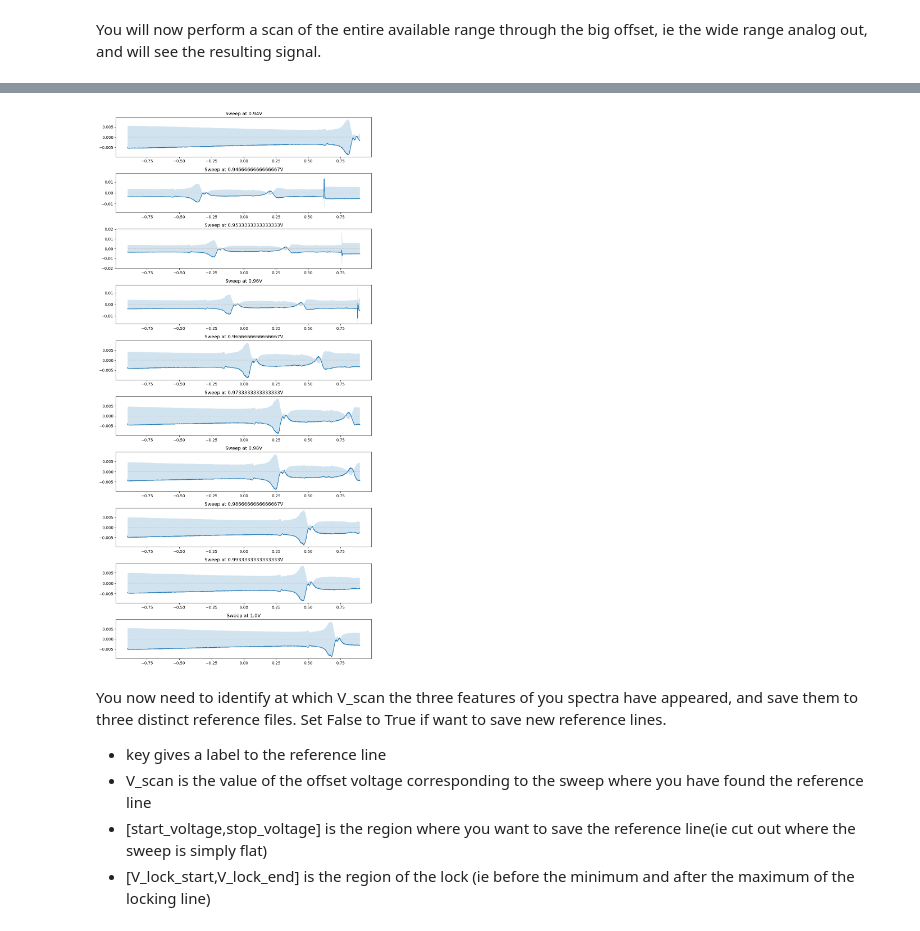
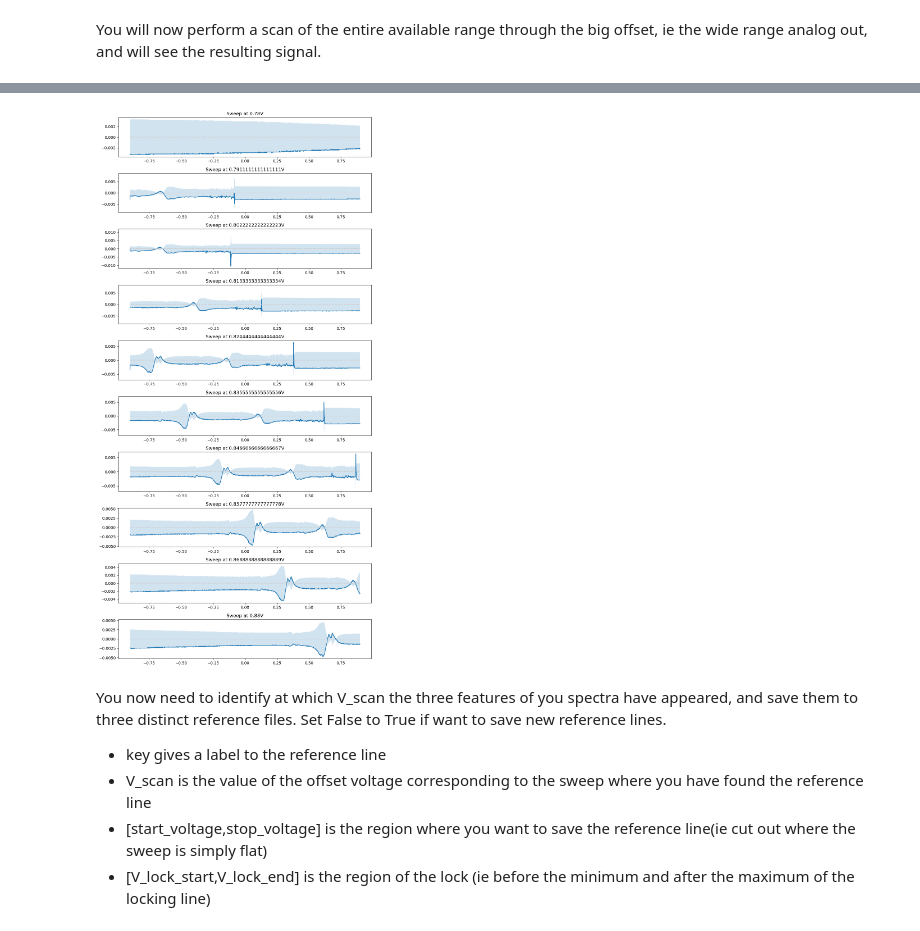
Before and after one commit to jack00look/RP_Spectroscopy, a Jupyter notebook: Notebook_Serafini.ipynb, the cells around one changed output, grey strips where cells are left out. Saved outputs shown, nothing was run; the diff lists cells and outputs as text; code cells hidden in the pictures.

```diff
--- a/Notebook_Serafini.ipynb
+++ b/Notebook_Serafini.ipynb
@@ -70,6 +46,6 @@ RP_controller = LaserLockController(RP_interface)
 # %% [markdown]
 You will now perform a scan of the entire available range through the big offset, ie the wide range analog out, and will see the resulting signal.
 # %%
-RP_controller.hardware_interface.unset_debug_mode()
-RP_controller.scan_lines(start_voltage= 0.94, stop_voltage= 1.0, num_points= 10)
+#RP_controller.hardware_interface.unset_debug_mode()
+RP_controller.scan_lines(start_voltage= 0.78, stop_voltage= .88, num_points= 10)
 # %% [output]
@@ -79,4 +65,4 @@ Scanning at voltage 1.000V (10/10) [##########] (15.33s) Done!
-[figure, old version]
+[figure, new version]
 # %% [markdown]
 You now need to identify at which V_scan the three features of you spectra have appeared, and save them to three distinct reference files.
 Set False to True if want to save new reference lines.
```
Also changed, not shown: parts of 6 cells of this notebook, 4 other files.
